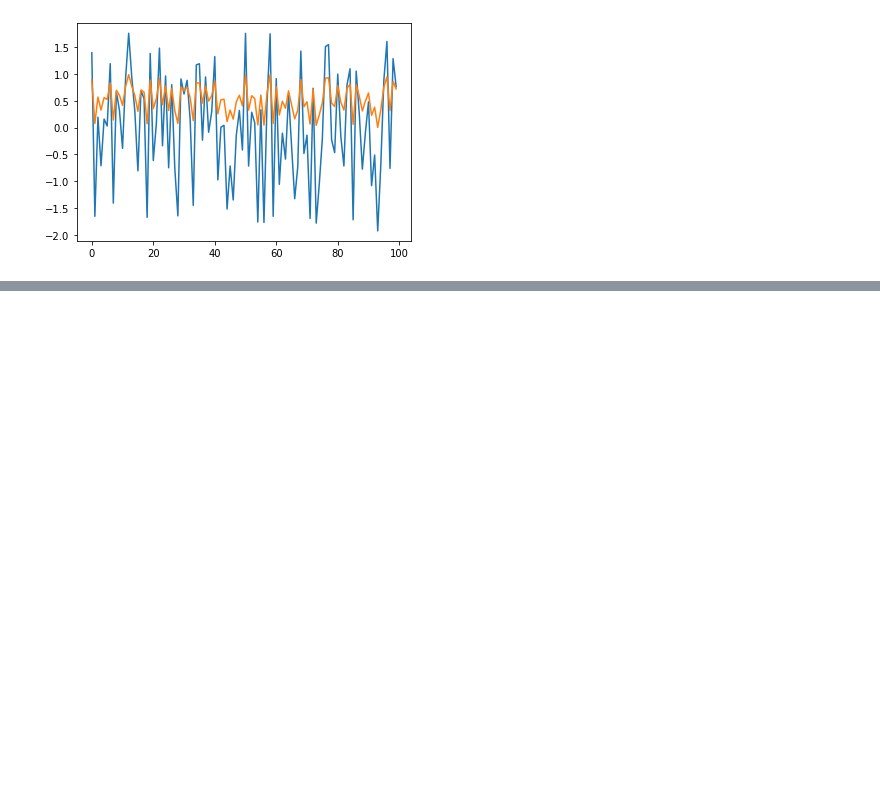
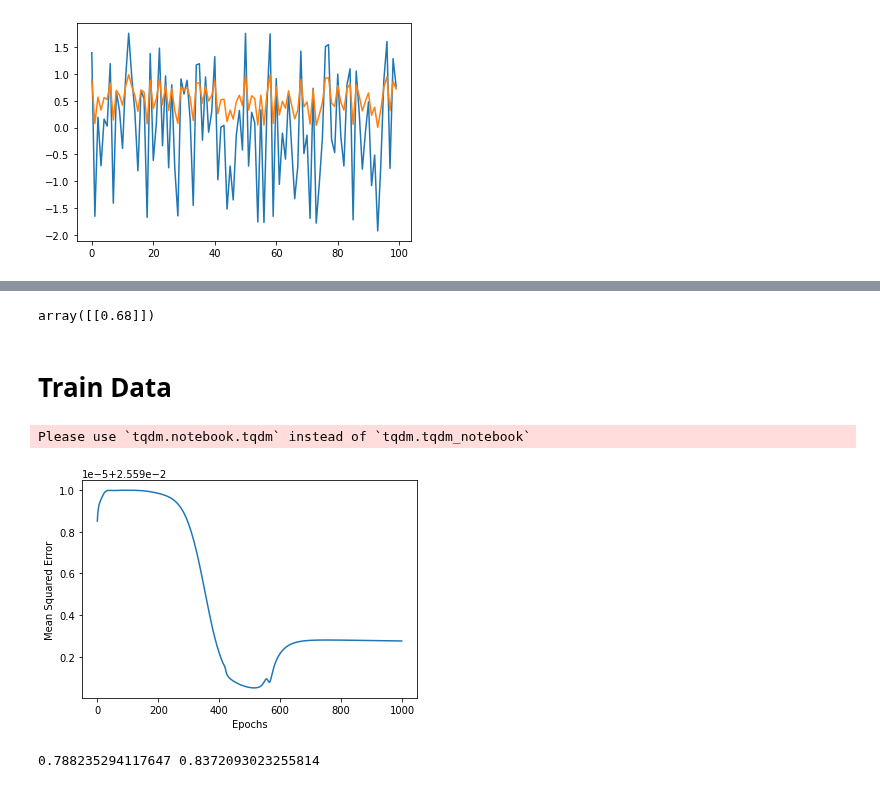
Before and after one commit to pragneshrana/DeepLearning, a Jupyter notebook: SigmoidNeuron/SigmoidNeuronCode.ipynb, the cells around one changed output, grey strips where cells are left out. Saved outputs shown, nothing was run; the diff lists cells and outputs as text; code cells hidden in the pictures; blank space fills up the shorter version.

```diff
--- a/SigmoidNeuron/SigmoidNeuronCode.ipynb
+++ b/SigmoidNeuron/SigmoidNeuronCode.ipynb
@@ -301,0 +331,9 @@ plt.show()
+# %%
+x_scaled_train = scaler.fit_transform(x_train)
+x_scaled_test = scaler.transform(x_test)
+# %%
+from sklearn.preprocessing import MinMaxScaler
+minmax_scaler = MinMaxScaler()
+# %%
+y_train = np.array(y_train).reshape(-1, 1)
+Y_scaled_train = minmax_scaler.fit_transform(y_train)
@@ -301,0 +349,4 @@ plt.show()
+# %%
+scaled_thresold
+# %% [output]
+array([[0.68]])
@@ -301,0 +357,9 @@ plt.show()
+# %% [markdown]
+# Train Data
+# %%
+sn = SigmoidNeuron()
+# %%
+sn.fit(x_scaled_train,Y_scaled_train,epoch=1000,learning_rate=0.015,display_loss = True)
+# %% [output]
+Please use `tqdm.notebook.tqdm` instead of `tqdm.tqdm_notebook`
+[figure, added]
@@ -301,0 +373,6 @@ plt.show()
+# %%
+accuracy_train = accuracy_score(y_pred_binarised_train,y_binarised_train)
+accuracy_test = accuracy_score(y_pred_binarised_test,y_binarised_test)
+print(accuracy_train,accuracy_test)
+# %% [output]
+0.788235294117647 0.8372093023255814
```
Also changed, not shown: parts of 13 cells of this notebook.
